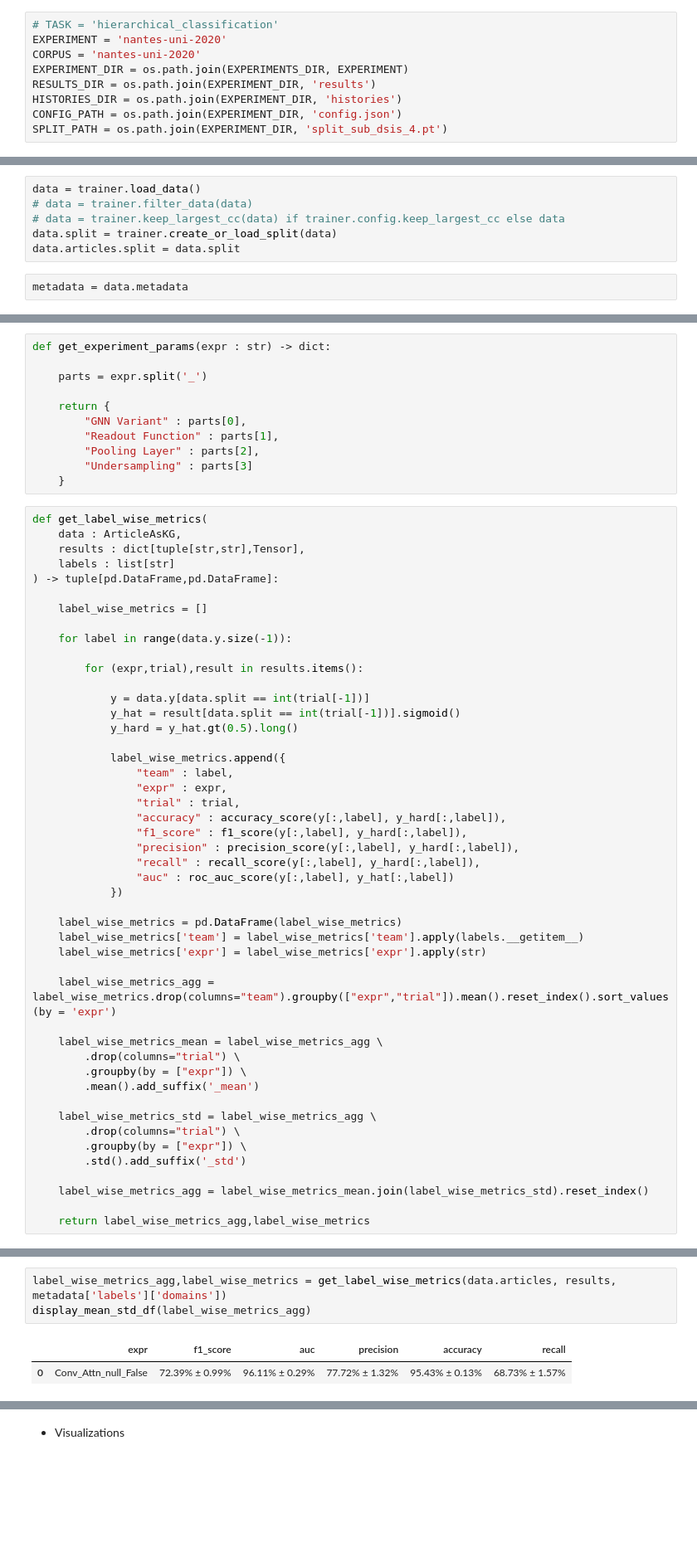
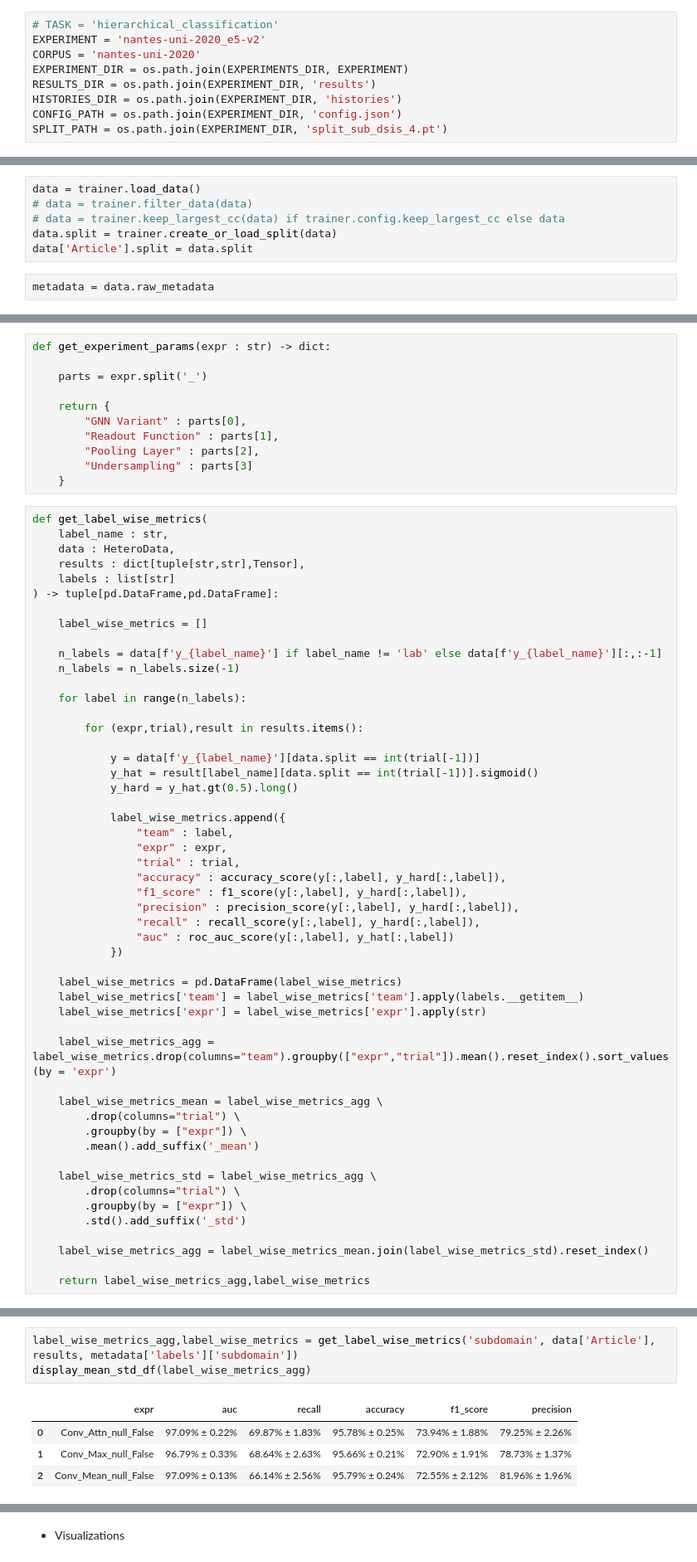
Before and after one commit to abdelnour13/ExMap, a Jupyter notebook: notebooks/Evaluation.ipynb, the cells around one changed output, grey strips where cells are left out. Shown at 83% size. Drawn from its saved outputs; the diff is of its cells as text; blank space fills up the shorter version.

```diff
--- a/notebooks/Evaluation.ipynb
+++ b/notebooks/Evaluation.ipynb
@@ -28,7 +29,7 @@ dir = os.path.join(ROOT_DIR, 'assets', 'articles_classification_results')
 # Load the results
 # %%
 # TASK = 'hierarchical_classification'
-EXPERIMENT = 'nantes-uni-2020'
+EXPERIMENT = 'nantes-uni-2020_e5-v2'
 CORPUS = 'nantes-uni-2020'
 EXPERIMENT_DIR = os.path.join(EXPERIMENTS_DIR, EXPERIMENT)
 RESULTS_DIR = os.path.join(EXPERIMENT_DIR, 'results')
@@ -83,9 +84,9 @@ data = trainer.load_data()
 # data = trainer.filter_data(data)
 # data = trainer.keep_largest_cc(data) if trainer.config.keep_largest_cc else data
 data.split = trainer.create_or_load_split(data)
-data.articles.split = data.split
+data['Article'].split = data.split
 # %%
-metadata = data.metadata
+metadata = data.raw_metadata
 # %% [markdown]
 # Learning Curves
 # %%
@@ -206,19 +211,23 @@ def get_experiment_params(expr : str) -> dict:
     }
 # %%
 def get_label_wise_metrics(
-    data : ArticleAsKG,
+    label_name : str,
+    data : HeteroData,
     results : dict[tuple[str,str],Tensor],
     labels : list[str]
 ) -> tuple[pd.DataFrame,pd.DataFrame]:
 
     label_wise_metrics = []
 
-    for label in range(data.y.size(-1)):
+    n_labels = data[f'y_{label_name}'] if label_name != 'lab' else data[f'y_{label_name}'][:,:-1]
+    n_labels = n_labels.size(-1)
+
+    for label in range(n_labels):
 
         for (expr,trial),result in results.items():
 
-            y = data.y[data.split == int(trial[-1])]
-            y_hat = result[data.split == int(trial[-1])].sigmoid()
+            y = data[f'y_{label_name}'][data.split == int(trial[-1])]
+            y_hat = result[label_name][data.split == int(trial[-1])].sigmoid()
             y_hard = y_hat.gt(0.5).long()
 
             label_wise_metrics.append({
@@ -292,9 +307,11 @@ def get_row_wise_metrics(
 
     return row_wise_metrics_agg,row_wise_metrics
 # %%
-label_wise_metrics_agg,label_wise_metrics = get_label_wise_metrics(data.articles, results, metadata['labels']['domains'])
+label_wise_metrics_agg,label_wise_metrics = get_label_wise_metrics('subdomain', data['Article'], results, metadata['labels']['subdomain'])
 display_mean_std_df(label_wise_metrics_agg)
 # %% [output]
-|  | expr | f1_score | auc | precision | accuracy | recall |
-| 0 | Conv_Attn_null_False | 72.39% ± 0.99% | 96.11% ± 0.29% | 77.72% ± 1.32% | 95.43% ± 0.13% | 68.73% ± 1.57% |
+|  | expr | auc | recall | accuracy | f1_score | precision |
+| 0 | Conv_Attn_null_False | 97.09% ± 0.22% | 69.87% ± 1.83% | 95.78% ± 0.25% | 73.94% ± 1.88% | 79.25% ± 2.26% |
+| 1 | Conv_Max_null_False | 96.79% ± 0.33% | 68.64% ± 2.63% | 95.66% ± 0.21% | 72.90% ± 1.91% | 78.73% ± 1.37% |
+| 2 | Conv_Mean_null_False | 97.09% ± 0.13% | 66.14% ± 2.56% | 95.79% ± 0.24% | 72.55% ± 2.12% | 81.96% ± 1.96% |
 # %%
```
Also changed, not shown: parts of 12 cells of this notebook, 57 other files.
